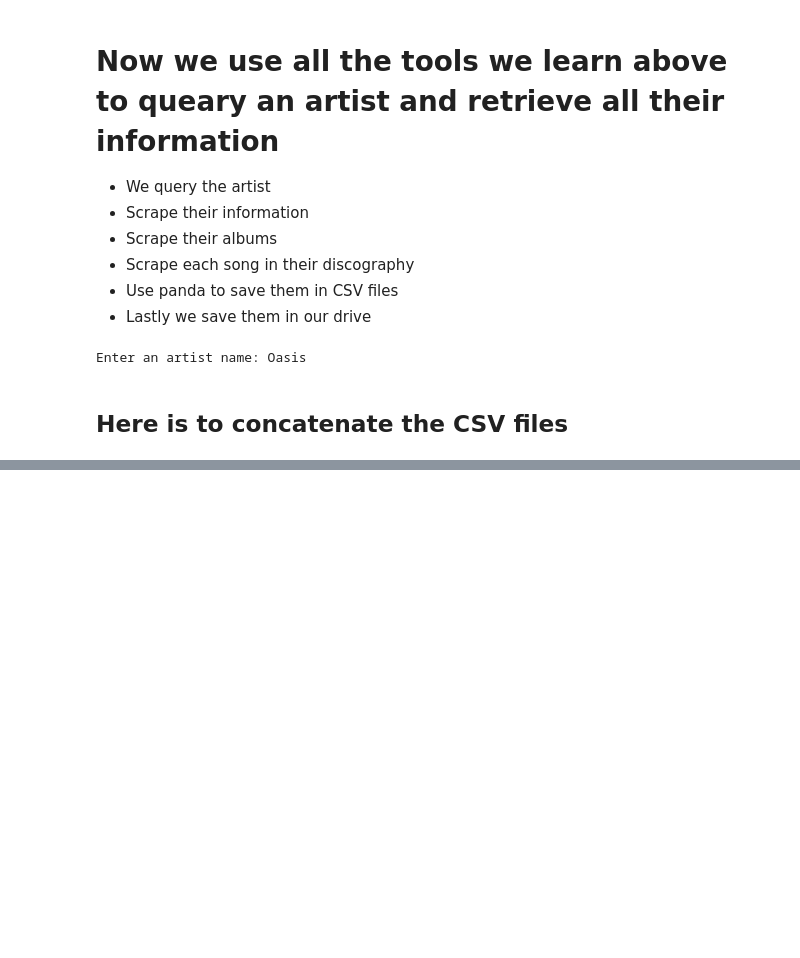
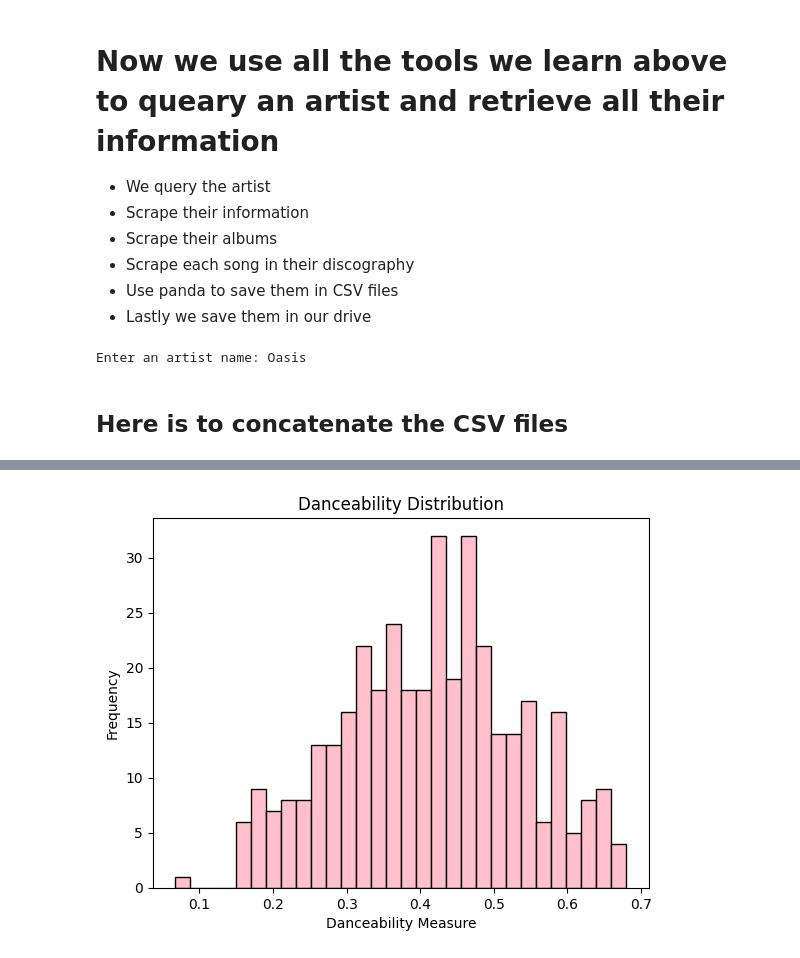
Before and after one commit to richirey75/Data-Mining-CS4990, a Jupyter notebook: DataMiningProject.ipynb, the cells around one changed output, grey strips where cells are left out. Saved outputs shown, nothing was run; the diff lists cells and outputs as text; code cells hidden in the pictures; blank space fills up the shorter version.

```diff
--- a/DataMiningProject.ipynb
+++ b/DataMiningProject.ipynb
@@ -246,0 +255,22 @@ combined_df.to_csv('combined_tracks_info.csv', index=False)
+# %%
+import numpy as np
+import matplotlib.pyplot as plt
+
+#Load the data
+df = pd.read_csv('cranberries_tracks_info.csv')
+
+#Reference danceability data
+data = df['danceability']
+
+#Create histogram of danceability data
+plt.hist(data, bins=30, color='pink', edgecolor='black')
+
+#Add labels and title
+plt.xlabel('Danceability Measure')
+plt.ylabel('Frequency')
+plt.title('Danceability Distribution')
+
+# Display the plot
+plt.show()
+# %% [output]
+[figure, added]
```
Also changed, not shown: parts of 5 cells of this notebook.
